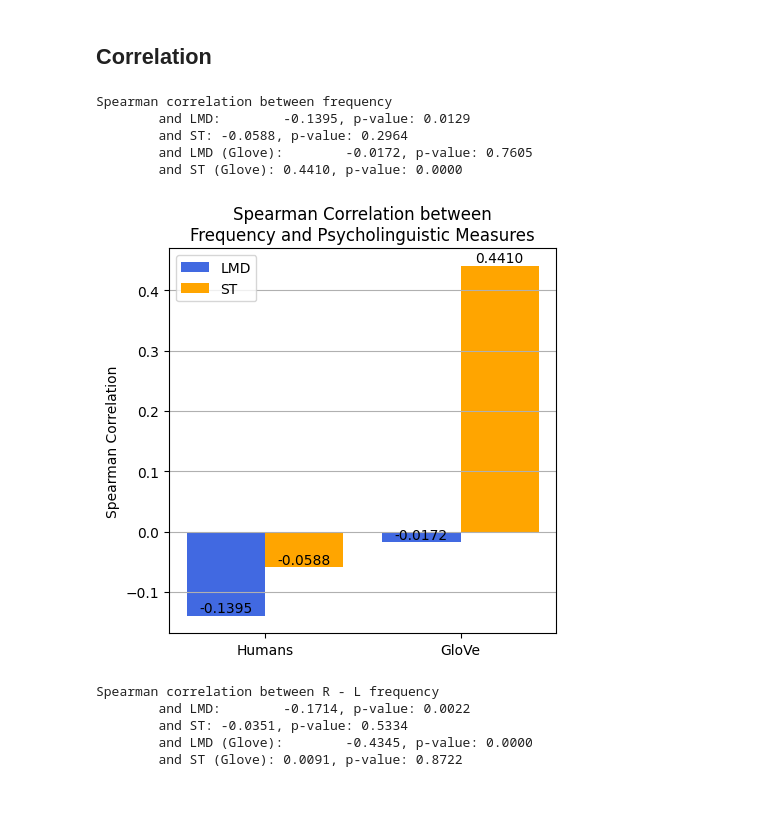
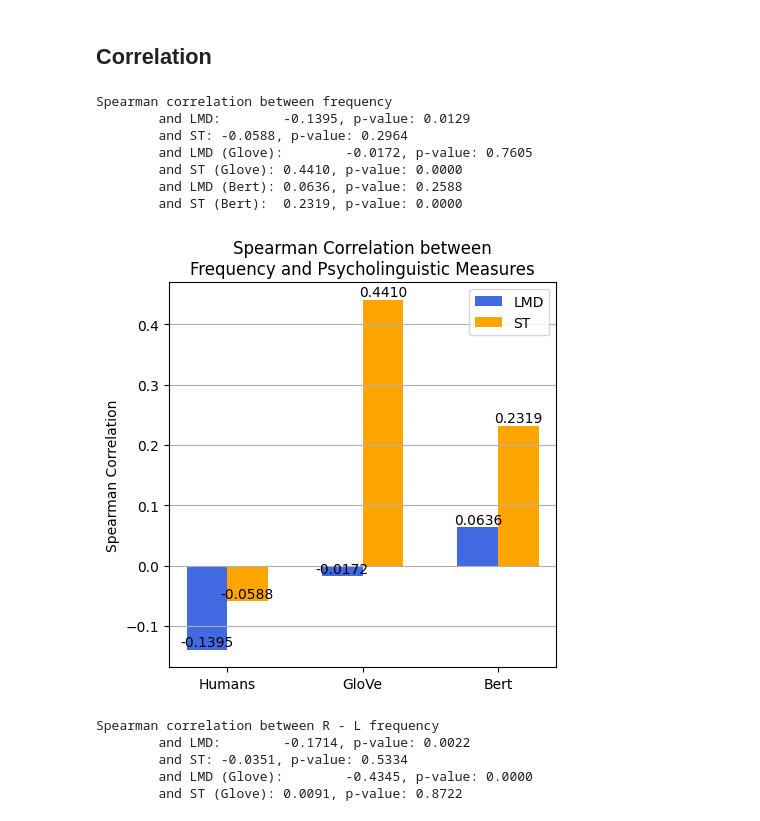
Before and after one commit to PranavAga/compounds-analysis, a Jupyter notebook: frequency.ipynb, the cells around one changed output. Drawn from its saved outputs; the diff is of its cells as text; code cells hidden in the pictures.

```diff
--- a/frequency.ipynb
+++ b/frequency.ipynb
@@ -60,7 +72,7 @@ print(f"Number of absent pairs: {len(absent_pairs)}")
 Number of absent pairs: 306
 # %%
 # Drop the absent pairs from the dataframe
-compounds_glove_df = compounds_glove_df.drop(absent_pairs)
-compounds_glove_df = compounds_glove_df.reset_index(drop=True)
-compounds_glove_df
+compounds_df = compounds_df.drop(absent_pairs)
+compounds_df = compounds_df.reset_index(drop=True)
+compounds_df
 # %% [output]
@@ -81,44 +93,54 @@ compounds_glove_df
 ## Correlation
 # %%
 # Finding Spearman correlation between the frequency and LMD and ST
-corr_lmd = spearmanr(compounds_glove_df['freq'], compounds_glove_df['LMD'])
-corr_st = spearmanr(compounds_glove_df['freq'], compounds_glove_df['TRAN'])
+corr_lmd = spearmanr(compounds_df['freq'], compounds_df['LMD'])
+corr_st = spearmanr(compounds_df['freq'], compounds_df['TRAN'])
 
-corr_lmd_glove = spearmanr(compounds_glove_df['freq'], compounds_glove_df['glove_LMD'])
-corr_st_glove = spearmanr(compounds_glove_df['freq'], compounds_glove_df['glove_TRAN'])
+corr_lmd_glove = spearmanr(compounds_df['freq'], compounds_df['glove_LMD'])
+corr_st_glove = spearmanr(compounds_df['freq'], compounds_df['glove_TRAN'])
+
+corr_lmd_bert = spearmanr(compounds_df['freq'], compounds_df['bert_LMD'])
+corr_st_bert = spearmanr(compounds_df['freq'], compounds_df['bert_TRAN'])
 
 print(f"Spearman correlation between frequency")
 print(f"\tand LMD:\t{corr_lmd[0]:.4f}, p-value: {corr_lmd[1]:.4f}")
 print(f"\tand ST:\t{corr_st[0]:.4f}, p-value: {corr_st[1]:.4f}")
 print(f"\tand LMD (Glove):\t{corr_lmd_glove[0]:.4f}, p-value: {corr_lmd_glove[1]:.4f}")
 print(f"\tand ST (Glove):\t{corr_st_glove[0]:.4f}, p-value: {corr_st_glove[1]:.4f}")
+print(f"\tand LMD (Bert):\t{corr_lmd_bert[0]:.4f}, p-value: {corr_lmd_bert[1]:.4f}")
+print(f"\tand ST (Bert):\t{corr_st_bert[0]:.4f}, p-value: {corr_st_bert[1]:.4f}")
 # %% [output]
 Spearman correlation between frequency
         and LMD:        -0.1395, p-value: 0.0129
         and ST: -0.0588, p-value: 0.2964
         and LMD (Glove):        -0.0172, p-value: 0.7605
         and ST (Glove): 0.4410, p-value: 0.0000
+        and LMD (Bert): 0.0636, p-value: 0.2588
+        and ST (Bert):  0.2319, p-value: 0.0000
 # %%
-# Plot mean RT vs model predictions
-n_bars = 2
-width = 0.6 - n_bars * 0.1
-lmd_values = [corr_lmd[0], corr_lmd_glove[0]]
-st_values = [corr_st[0], corr_st_glove[0]]
+def plot_scorr(lmd_values, st_values, subtitle=''):
+    n_bars = 3
+    width = 0.6 - n_bars * 0.1
+    judges = ['Humans', 'GloVe', 'Bert']
 
-plt.figure(figsize=(5, 5))
-plt.bar(range(n_bars), lmd_values, width=width, color='royalblue', label='LMD')
-for i, v in enumerate(lmd_values):
-    plt.text(i, v + 0.0005, f"{v:.4f}", ha='center', va='bottom')
-plt.bar([x + width for x in range(n_bars)], st_values, width=width, color='orange', label='ST')
-for i, v in enumerate(st_values):
-    plt.text(i + width, v + 0.0005, f"{v:.4f}", ha='center', va='bottom')
-plt.xticks([x + width / 2 for x in range(n_bars)], ['Humans', 'GloVe'])
-plt.grid(axis = 'y')
-plt.ylabel('Spearman Correlation')
-plt.title('Spearman Correlation between\nFrequency and Psycholinguistic Measures')
-plt.legend()
-plt.show()
+    plt.figure(figsize=(5, 5))
+    plt.bar(range(n_bars), lmd_values, width=width, color='royalblue', label='LMD')
+    for i, v in enumerate(lmd_values):
+        plt.text(i, v + 0.0005, f"{v:.4f}", ha='center', va='bottom')
+    plt.bar([x + width for x in range(n_bars)], st_values, width=width, color='orange', label='ST')
+    for i, v in enumerate(st_values):
+        plt.text(i + width, v + 0.0005, f"{v:.4f}", ha='center', va='bottom')
+    plt.xticks([x + width / 2 for x in range(n_bars)], judges)
+    plt.grid(axis = 'y')
+    plt.ylabel('Spearman Correlation')
+    plt.title(f'Spearman Correlation between\nFrequency{subtitle} and Psycholinguistic Measures')
+    plt.legend()
+    plt.show()
+
+lmd_values = [corr_lmd[0], corr_lmd_glove[0], corr_lmd_bert[0]]
+st_values = [corr_st[0], corr_st_glove[0], corr_st_bert[0]]
+plot_scorr(lmd_values, st_values)
 # %% [output]
-[figure, old version]
+[figure, new version]
 # %%
 # Finding Spearman correlation between the frequency and LMD and ST
```
Also changed, not shown: parts of 13 cells of this notebook, 6 other files.
